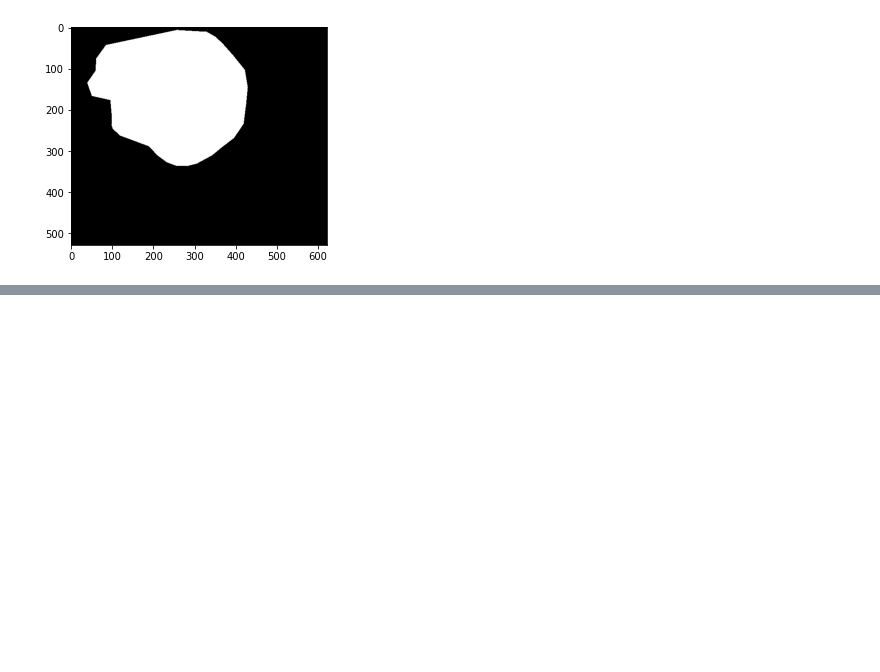
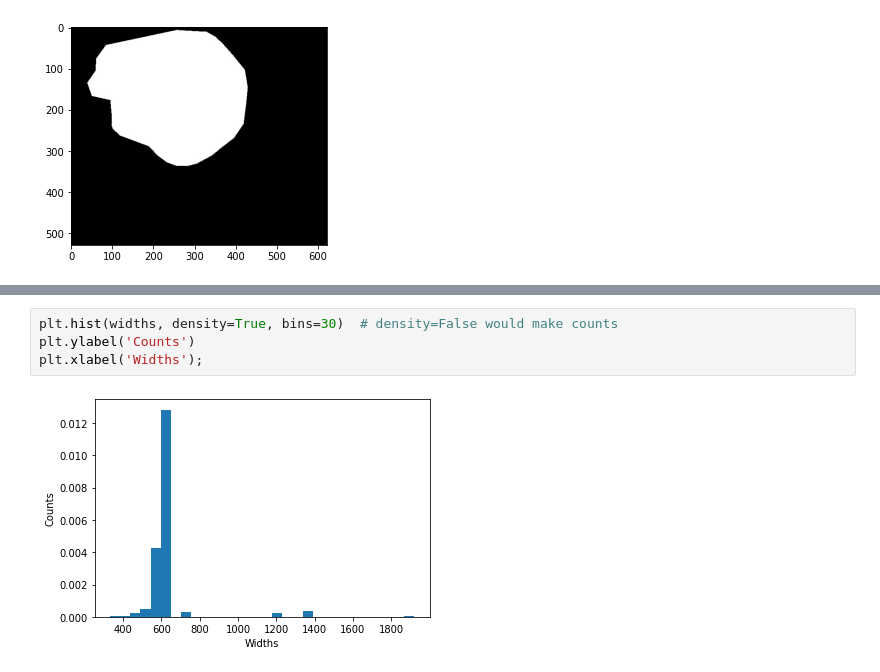
Before and after one commit to ronnief1/Polyp-Segmentation, a Jupyter notebook: image_mask_demo.ipynb, the cells around one changed output, grey strips where cells are left out. Drawn from its saved outputs; the diff is of its cells as text; blank space fills up the shorter version.

```diff
--- a/image_mask_demo.ipynb
+++ b/image_mask_demo.ipynb
@@ -30,0 +67,6 @@ plt.imshow(img, cmap='gray')
+# %%
+plt.hist(widths, density=True, bins=30)  # density=False would make counts
+plt.ylabel('Counts')
+plt.xlabel('Widths');
+# %% [output]
+[figure, added]
```
Also changed, not shown: parts of 7 cells of this notebook.
